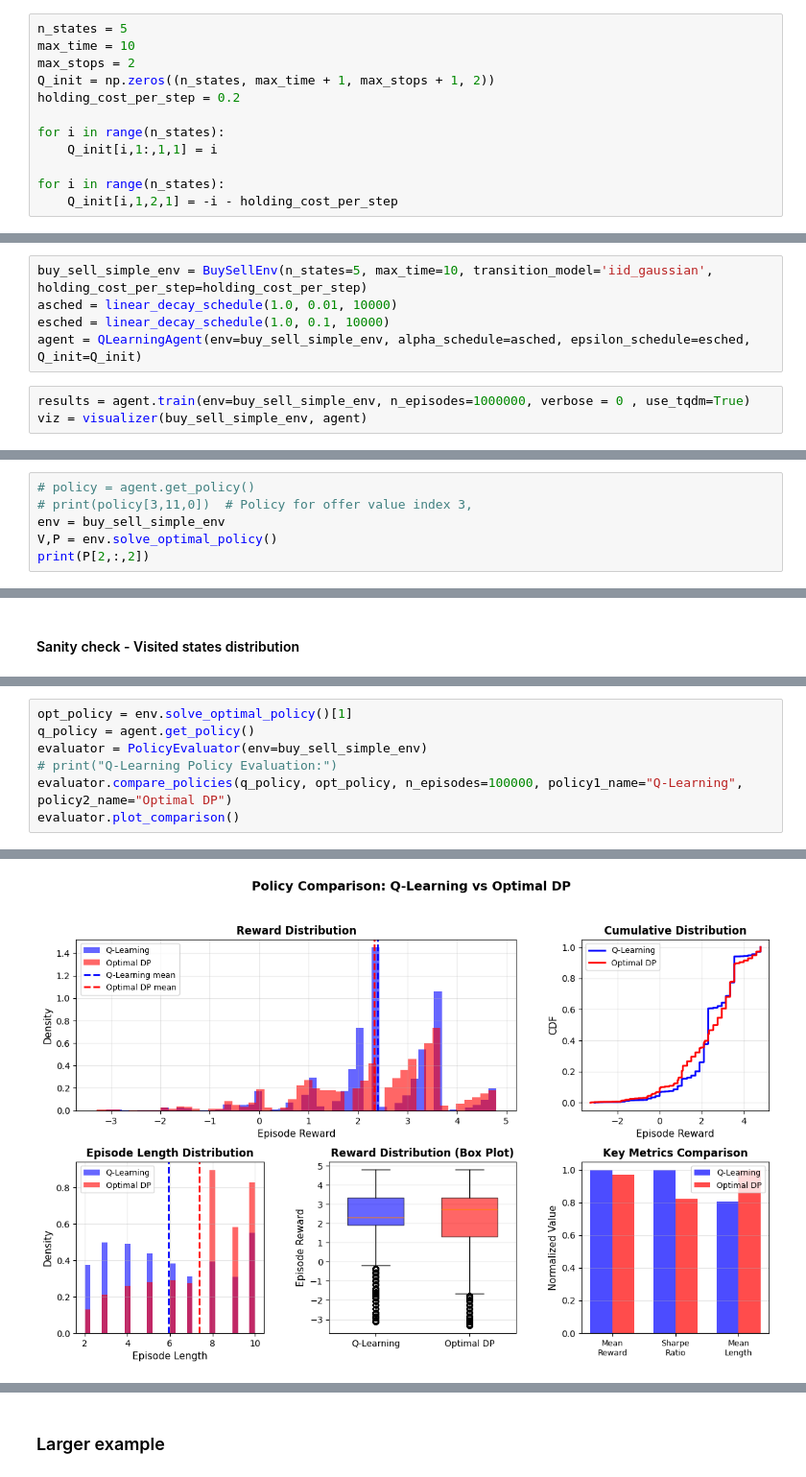
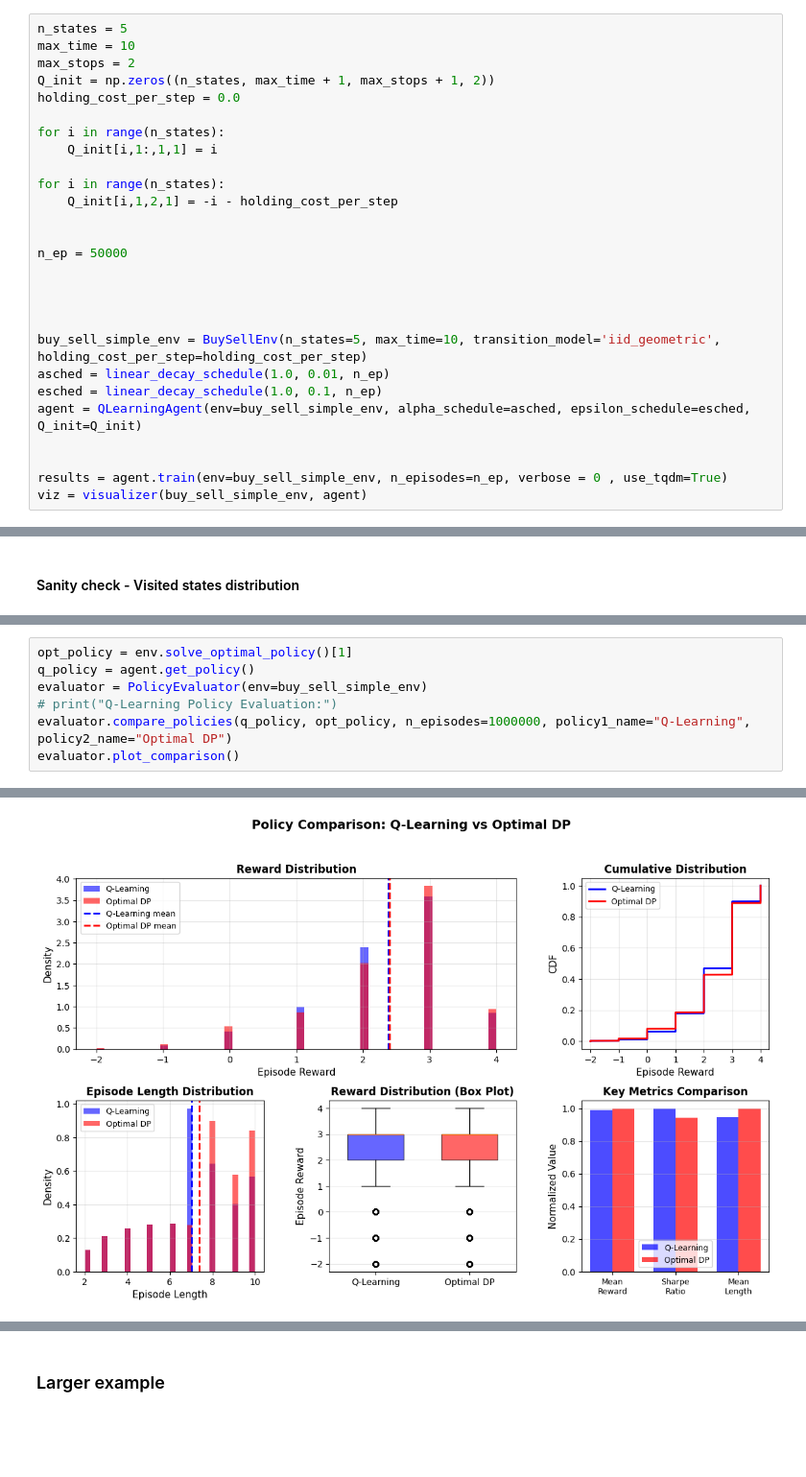
Before and after one commit to SANS-Surya-o/Optimal-Stopping-Problem, a Jupyter notebook: MultipleStopping/test.ipynb, the cells around one changed output, grey strips where cells are left out. Shown at 96% size. Cells and saved outputs as stored; diff of their text form; blank space fills up the shorter version.

```diff
--- a/MultipleStopping/test.ipynb
+++ b/MultipleStopping/test.ipynb
@@ -267,10 +307,25 @@ n_states = 5
 max_time = 10
 max_stops = 2
 Q_init = np.zeros((n_states, max_time + 1, max_stops + 1, 2))
-holding_cost_per_step = 0.2
+holding_cost_per_step = 0.0
 
 for i in range(n_states):
     Q_init[i,1:,1,1] = i
 
 for i in range(n_states):
     Q_init[i,1,2,1] = -i - holding_cost_per_step
+
+
+n_ep = 50000
+
+
+
+
+buy_sell_simple_env = BuySellEnv(n_states=5, max_time=10, transition_model='iid_geometric', holding_cost_per_step=holding_cost_per_step)
+asched = linear_decay_schedule(1.0, 0.01, n_ep)
+esched = linear_decay_schedule(1.0, 0.1, n_ep)
+agent = QLearningAgent(env=buy_sell_simple_env, alpha_schedule=asched, epsilon_schedule=esched, Q_init=Q_init)
+
+
+results = agent.train(env=buy_sell_simple_env, n_episodes=n_ep, verbose = 0 , use_tqdm=True)
+viz = visualizer(buy_sell_simple_env, agent)
@@ -277,8 +337,0 @@ for i in range(n_states):
-# %%
-buy_sell_simple_env = BuySellEnv(n_states=5, max_time=10, transition_model='iid_gaussian', holding_cost_per_step=holding_cost_per_step)
-asched = linear_decay_schedule(1.0, 0.01, 10000)
-esched = linear_decay_schedule(1.0, 0.1, 10000)
-agent = QLearningAgent(env=buy_sell_simple_env, alpha_schedule=asched, epsilon_schedule=esched, Q_init=Q_init)
-# %%
-results = agent.train(env=buy_sell_simple_env, n_episodes=1000000, verbose = 0 , use_tqdm=True)
-viz = visualizer(buy_sell_simple_env, agent)
@@ -291,6 +337,0 @@ viz = visualizer(buy_sell_simple_env, agent)
-# %%
-# policy = agent.get_policy()
-# print(policy[3,11,0])  # Policy for offer value index 3,
-env = buy_sell_simple_env
-V,P = env.solve_optimal_policy()
-print(P[2,:,2])
@@ -337,7 +371,7 @@ opt_policy = env.solve_optimal_policy()[1]
 q_policy = agent.get_policy()
 evaluator = PolicyEvaluator(env=buy_sell_simple_env)
 # print("Q-Learning Policy Evaluation:")
-evaluator.compare_policies(q_policy, opt_policy, n_episodes=100000, policy1_name="Q-Learning", policy2_name="Optimal DP")
+evaluator.compare_policies(q_policy, opt_policy, n_episodes=1000000, policy1_name="Q-Learning", policy2_name="Optimal DP")
 evaluator.plot_comparison()
 # %% [output]
 ✓ Optimal policy computed via DP
@@ -381,2 +415,2 @@ Mean Holding Time                  1.9588          3.4289   +1.4701 (+75.1%)   Q
 ======================================================================
-[figure, old version]
+[figure, new version]
```
Also changed, not shown: parts of 52 cells of this notebook, 4 other files.
